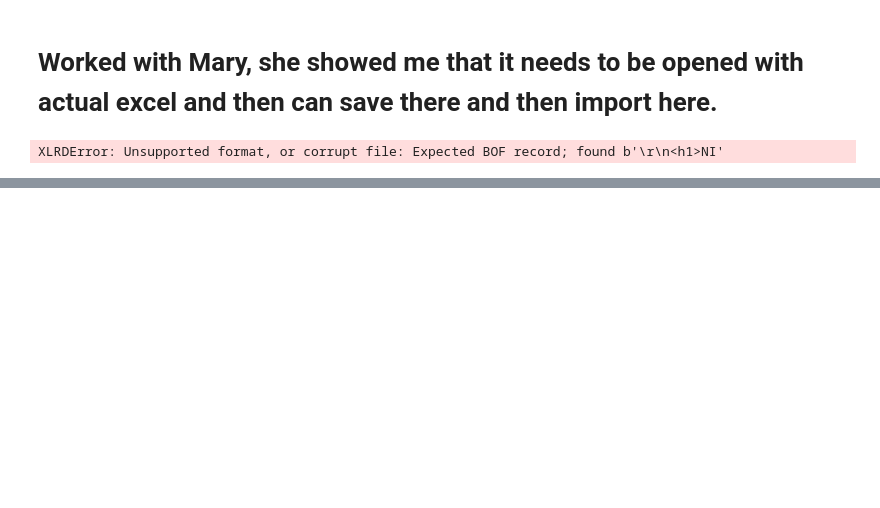
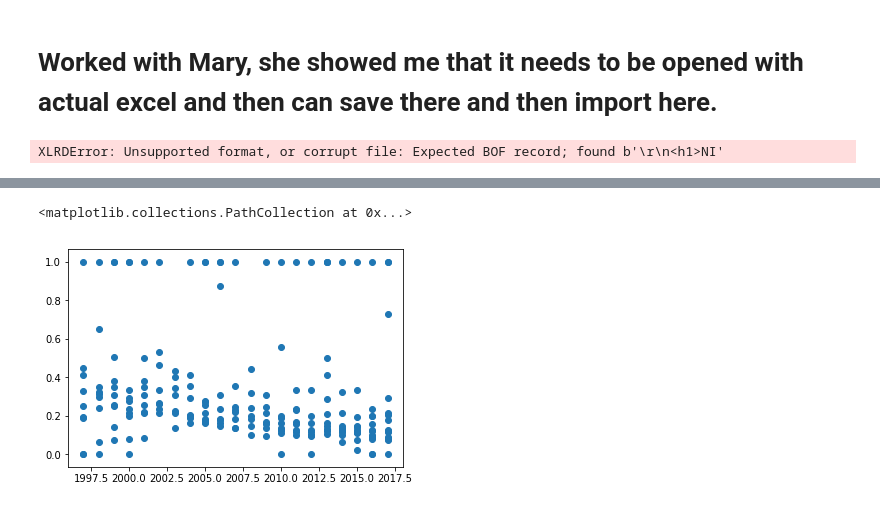
Before and after one commit to raom1/NIH-grants, a Jupyter notebook: success_rate.ipynb, the cells around one changed output, grey strips where cells are left out. Saved outputs shown, nothing was run; the diff lists cells and outputs as text; code cells hidden in the pictures; blank space fills up the shorter version.

```diff
--- a/success_rate.ipynb
+++ b/success_rate.ipynb
@@ -15,0 +136,6 @@ XLRDError: Unsupported format, or corrupt file: Expected BOF record; found b'<h1
+# %%
+plt.scatter(success_rate_combined[(success_rate_combined["NIH Institute"] == "NCI")&(success_rate_combined["Award Type"] == "New")]["Fiscal Year"],
+            success_rate_combined[(success_rate_combined["NIH Institute"] == "NCI")&(success_rate_combined["Award Type"] == "New")]["success_rate"])
+# %% [output]
+<matplotlib.collections.PathCollection at 0x...>
+[figure, added]
```
Also changed, not shown: parts of 25 cells of this notebook.
